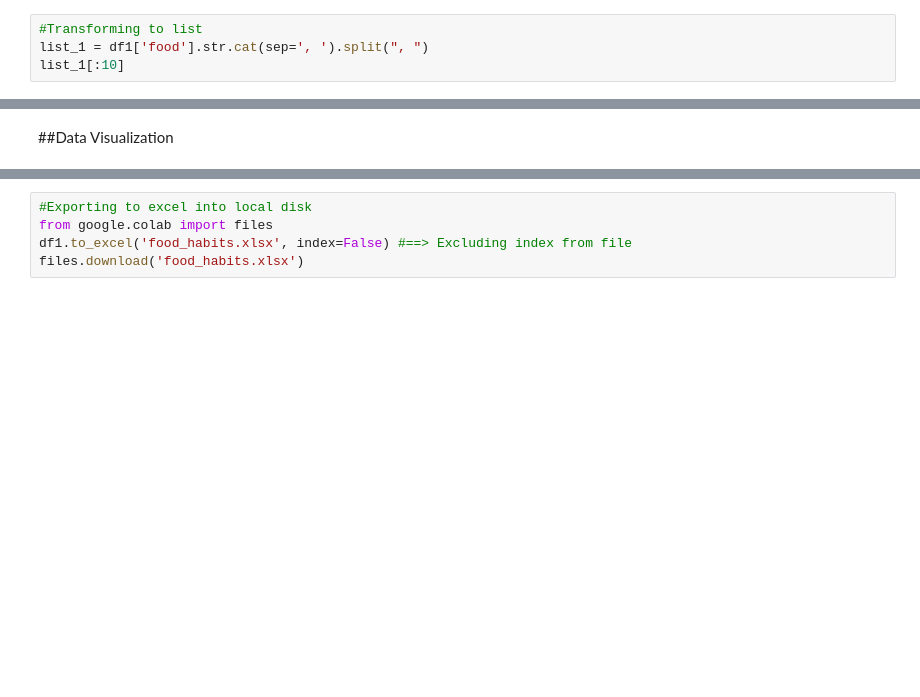
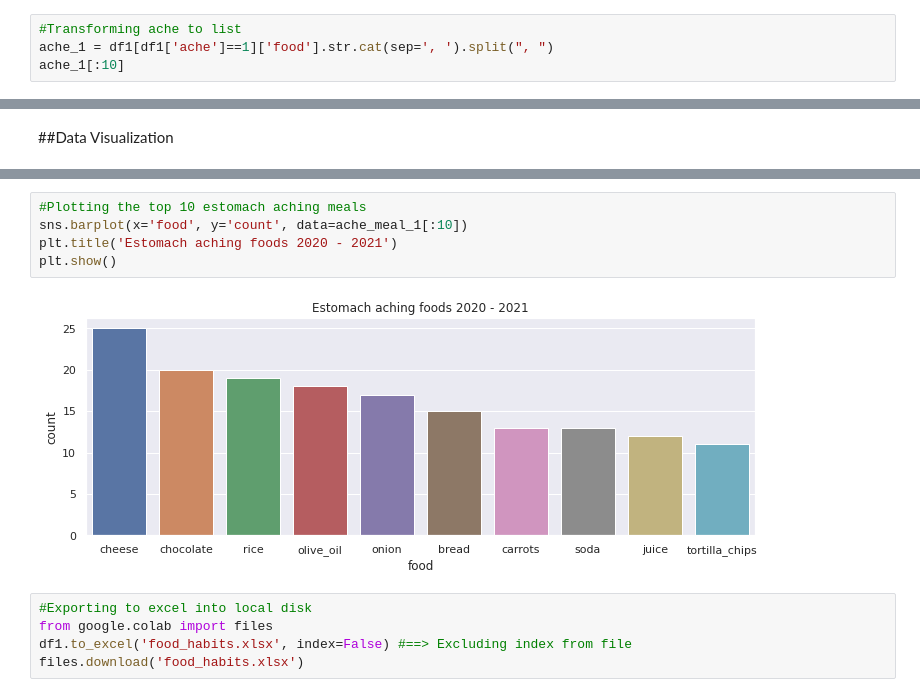
Before and after one commit to gabrielborja/python_data_analysis, a Jupyter notebook: food_habits_analytics.ipynb, the cells around one changed output, grey strips where cells are left out. Cells and saved outputs as stored; diff of their text form; blank space fills up the shorter version.

```diff
--- a/food_habits_analytics.ipynb
+++ b/food_habits_analytics.ipynb
@@ -48,7 +99,7 @@ memory usage: 3.2+ KB
 # %%
-#Transforming to list
-list_1 = df1['food'].str.cat(sep=', ').split(", ")
-list_1[:10]
+#Transforming ache to list
+ache_1 = df1[df1['ache']==1]['food'].str.cat(sep=', ').split(", ")
+ache_1[:10]
 # %% [output]
 ['bread',
  'pepperoni',
@@ -98,3 +151,10 @@ plt.show()
+# %%
+#Plotting the top 10 estomach aching meals
+sns.barplot(x='food', y='count', data=ache_meal_1[:10])
+plt.title('Estomach aching foods 2020 - 2021')
+plt.show()
+# %% [output]
+[figure, added]
 # %%
 #Exporting to excel into local disk
 from google.colab import files
```
Also changed, not shown: parts of 11 cells of this notebook.
